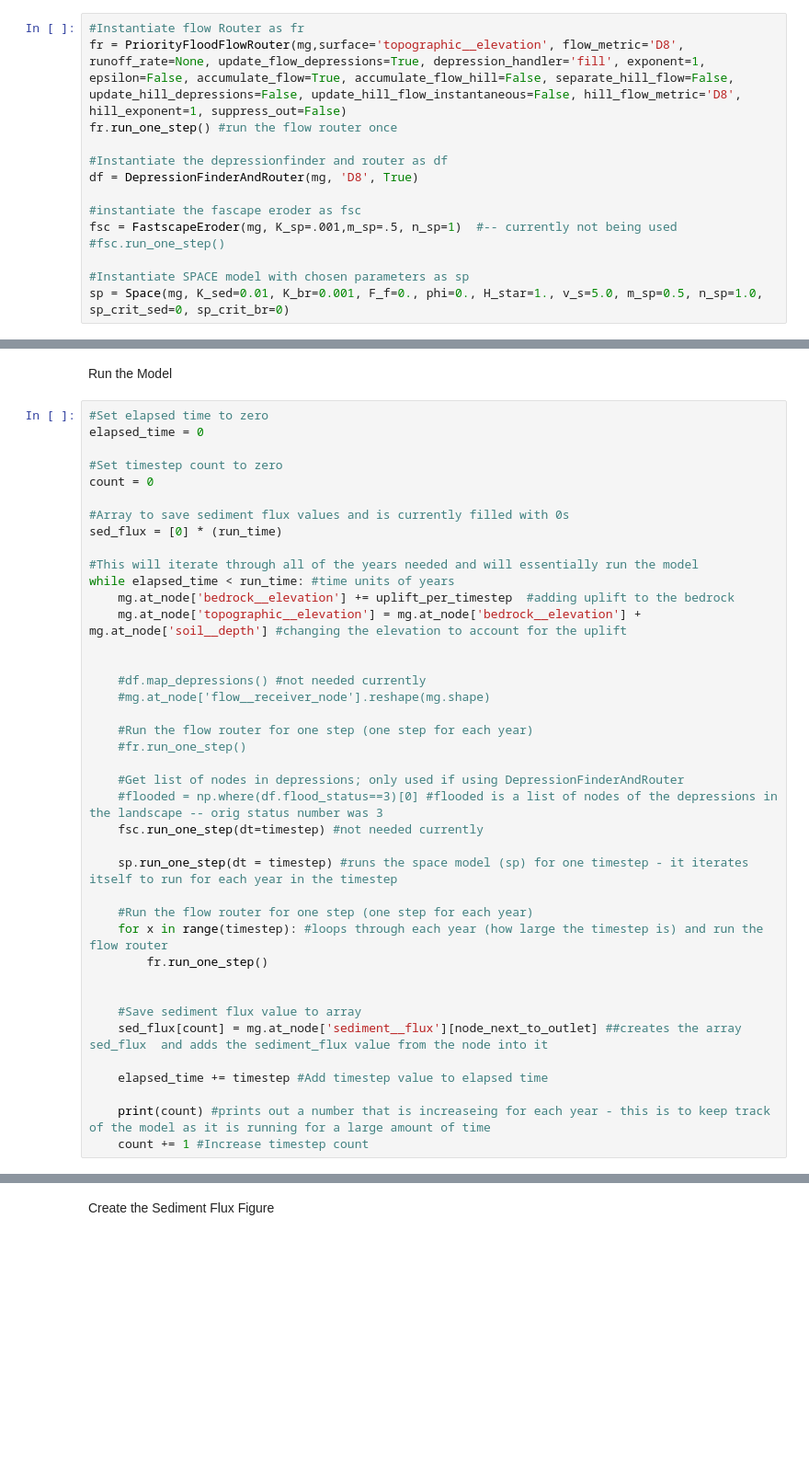
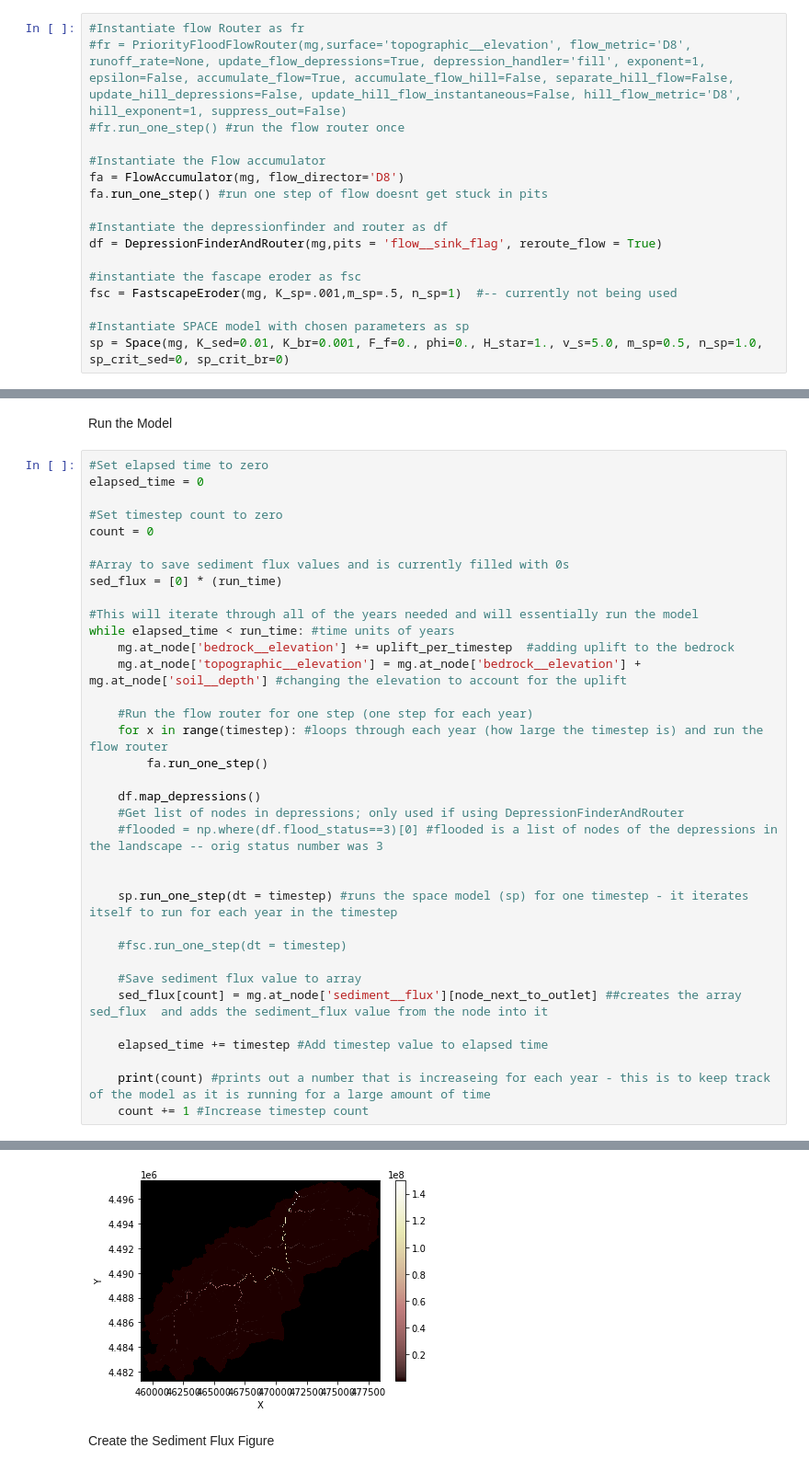
Before and after one commit to gsb223/landlabwork, a Jupyter notebook: testing_code/spaceModel.ipynb, the cells around one changed output, grey strips where cells are left out. Shown at 92% size. Saved outputs shown, nothing was run; the diff lists cells and outputs as text; blank space fills up the shorter version.

Commit message:
using flow accumulator instead

```diff
--- a/testing_code/spaceModel.ipynb
+++ b/testing_code/spaceModel.ipynb
@@ -97,15 +102,18 @@ mg.set_closed_boundaries_at_grid_edges(bottom_is_closed=True,
 Instantiating the FlowRouter and the DepressionFinder and Router and Space model
 # %%
 #Instantiate flow Router as fr
-fr = PriorityFloodFlowRouter(mg,surface='topographic__elevation', flow_metric='D8', runoff_rate=None, update_flow_depressions=True, depression_handler='fill', exponent=1, epsilon=False, accumulate_flow=True, accumulate_flow_hill=False, separate_hill_flow=False, update_hill_depressions=False, update_hill_flow_instantaneous=False, hill_flow_metric='D8', hill_exponent=1, suppress_out=False)
-fr.run_one_step() #run the flow router once
+#fr = PriorityFloodFlowRouter(mg,surface='topographic__elevation', flow_metric='D8', runoff_rate=None, update_flow_depressions=True, depression_handler='fill', exponent=1, epsilon=False, accumulate_flow=True, accumulate_flow_hill=False, separate_hill_flow=False, update_hill_depressions=False, update_hill_flow_instantaneous=False, hill_flow_metric='D8', hill_exponent=1, suppress_out=False)
+#fr.run_one_step() #run the flow router once
+
+#Instantiate the Flow accumulator
+fa = FlowAccumulator(mg, flow_director='D8')
+fa.run_one_step() #run one step of flow doesnt get stuck in pits
 
 #Instantiate the depressionfinder and router as df
-df = DepressionFinderAndRouter(mg, 'D8', True)
+df = DepressionFinderAndRouter(mg,pits = 'flow__sink_flag', reroute_flow = True)
 
 #instantiate the fascape eroder as fsc
 fsc = FastscapeEroder(mg, K_sp=.001,m_sp=.5, n_sp=1)  #-- currently not being used
-#fsc.run_one_step()
 
 #Instantiate SPACE model with chosen parameters as sp
 sp = Space(mg, K_sed=0.01, K_br=0.001, F_f=0., phi=0., H_star=1., v_s=5.0, m_sp=0.5, n_sp=1.0, sp_crit_sed=0, sp_crit_br=0)
@@ -129,23 +140,18 @@ while elapsed_time < run_time: #time units of years
     mg.at_node['bedrock__elevation'] += uplift_per_timestep  #adding uplift to the bedrock
     mg.at_node['topographic__elevation'] = mg.at_node['bedrock__elevation'] + mg.at_node['soil__depth'] #changing the elevation to account for the uplift
 
+    #Run the flow router for one step (one step for each year)
+    for x in range(timestep): #loops through each year (how large the timestep is) and run the flow router
+        fa.run_one_step()
 
-    #df.map_depressions() #not needed currently
-    #mg.at_node['flow__receiver_node'].reshape(mg.shape)
-
-    #Run the flow router for one step (one step for each year)
-    #fr.run_one_step()
-
+    df.map_depressions()
     #Get list of nodes in depressions; only used if using DepressionFinderAndRouter
     #flooded = np.where(df.flood_status==3)[0] #flooded is a list of nodes of the depressions in the landscape -- orig status number was 3
-    fsc.run_one_step(dt=timestep) #not needed currently
+
 
     sp.run_one_step(dt = timestep) #runs the space model (sp) for one timestep - it iterates itself to run for each year in the timestep
 
-    #Run the flow router for one step (one step for each year)
-    for x in range(timestep): #loops through each year (how large the timestep is) and run the flow router
-        fr.run_one_step()
-
+    #fsc.run_one_step(dt = timestep)
 
     #Save sediment flux value to array
     sed_flux[count] = mg.at_node['sediment__flux'][node_next_to_outlet] ##creates the array sed_flux  and adds the sediment_flux value from the node into it
@@ -154,3 +160,4 @@ while elapsed_time < run_time: #time units of years
 
     print(count) #prints out a number that is increaseing for each year - this is to keep track of the model as it is running for a large amount of time
     count += 1 #Increase timestep count
+# %% [output]
@@ -157,3 +167,4 @@ while elapsed_time < run_time: #time units of years
+[figure, added]
 # %% [markdown]
 Create the Sediment Flux Figure
 # %%
```
Also changed, not shown: parts of 9 cells of this notebook.
